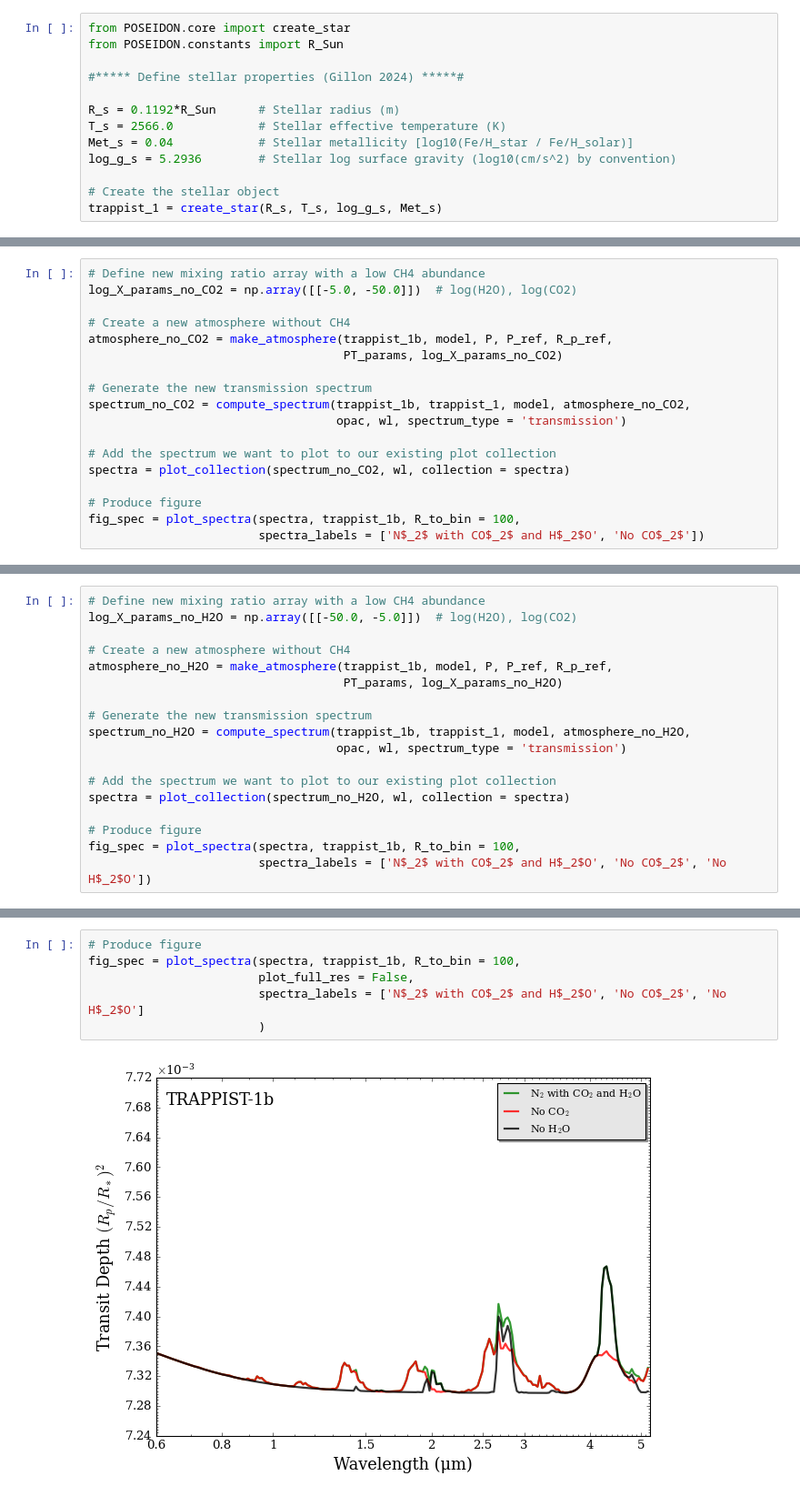
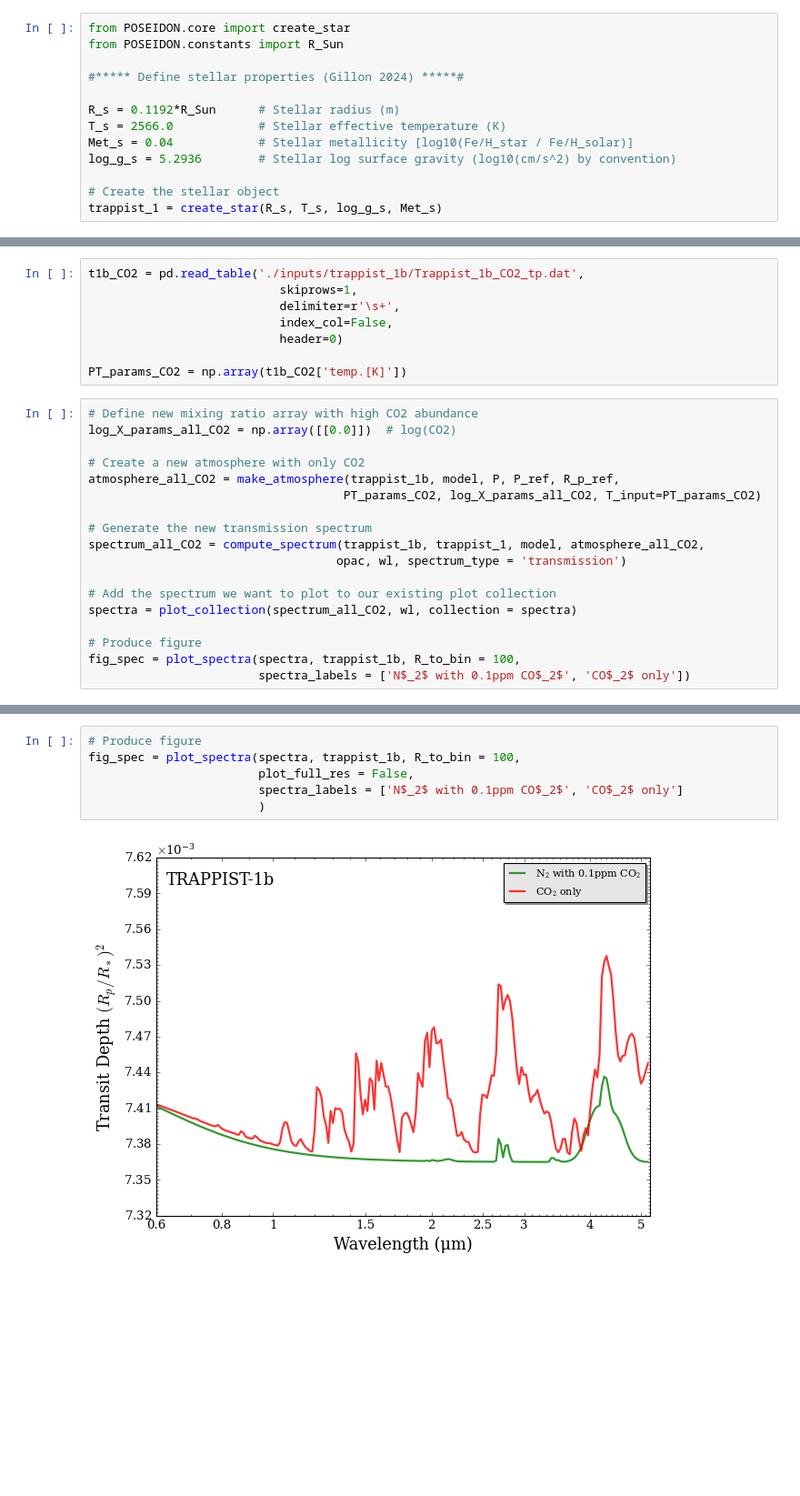
Before and after one commit to milliebutspace/POSEIDON, a Jupyter notebook: trappist_1b_tests.ipynb, the cells around one changed output, grey strips where cells are left out. Shown at 91% size. Saved outputs shown, nothing was run; the diff lists cells and outputs as text; blank space fills up the shorter version.

```diff
--- a/trappist_1b_tests.ipynb
+++ b/trappist_1b_tests.ipynb
@@ -151,19 +187,27 @@ fig = plot_spectra(spectra, trappist_1b, R_to_bin = 100, plt_label = 'TRAPPIST-1
+# %%
+t1b_CO2 = pd.read_table('./inputs/trappist_1b/Trappist_1b_CO2_tp.dat',
+                           skiprows=1,
+                           delimiter=r'\s+',
+                           index_col=False,
+                           header=0)
+
+PT_params_CO2 = np.array(t1b_CO2['temp.[K]'])
 # %%
-# Define new mixing ratio array with a low CH4 abundance
-log_X_params_no_CO2 = np.array([[-5.0, -50.0]])  # log(H2O), log(CO2)
+# Define new mixing ratio array with high CO2 abundance
+log_X_params_all_CO2 = np.array([[0.0]])  # log(CO2)
 
-# Create a new atmosphere without CH4
-atmosphere_no_CO2 = make_atmosphere(trappist_1b, model, P, P_ref, R_p_ref,
-                                    PT_params, log_X_params_no_CO2)
+# Create a new atmosphere with only CO2
+atmosphere_all_CO2 = make_atmosphere(trappist_1b, model, P, P_ref, R_p_ref,
+                                    PT_params_CO2, log_X_params_all_CO2, T_input=PT_params_CO2)
 
 # Generate the new transmission spectrum
-spectrum_no_CO2 = compute_spectrum(trappist_1b, trappist_1, model, atmosphere_no_CO2,
+spectrum_all_CO2 = compute_spectrum(trappist_1b, trappist_1, model, atmosphere_all_CO2,
                                    opac, wl, spectrum_type = 'transmission')
 
 # Add the spectrum we want to plot to our existing plot collection
-spectra = plot_collection(spectrum_no_CO2, wl, collection = spectra)
+spectra = plot_collection(spectrum_all_CO2, wl, collection = spectra)
 
 # Produce figure
 fig_spec = plot_spectra(spectra, trappist_1b, R_to_bin = 100,
-                        spectra_labels = ['N$_2$ with CO$_2$ and H$_2$O', 'No CO$_2$'])
+                        spectra_labels = ['N$_2$ with 0.1ppm CO$_2$', 'CO$_2$ only'])
 # %% [output]
@@ -171,18 +214,0 @@ fig_spec = plot_spectra(spectra, trappist_1b, R_to_bin = 100,
-# %%
-# Define new mixing ratio array with a low CH4 abundance
-log_X_params_no_H2O = np.array([[-50.0, -5.0]])  # log(H2O), log(CO2)
-
-# Create a new atmosphere without CH4
-atmosphere_no_H2O = make_atmosphere(trappist_1b, model, P, P_ref, R_p_ref,
-                                    PT_params, log_X_params_no_H2O)
-
-# Generate the new transmission spectrum
-spectrum_no_H2O = compute_spectrum(trappist_1b, trappist_1, model, atmosphere_no_H2O,
-                                   opac, wl, spectrum_type = 'transmission')
-
-# Add the spectrum we want to plot to our existing plot collection
-spectra = plot_collection(spectrum_no_H2O, wl, collection = spectra)
-
-# Produce figure
-fig_spec = plot_spectra(spectra, trappist_1b, R_to_bin = 100,
-                        spectra_labels = ['N$_2$ with CO$_2$ and H$_2$O', 'No CO$_2$', 'No H$_2$O'])
@@ -191,9 +215,9 @@ fig_spec = plot_spectra(spectra, trappist_1b, R_to_bin = 100,
 # %%
 # Produce figure
 fig_spec = plot_spectra(spectra, trappist_1b, R_to_bin = 100,
                         plot_full_res = False,
-                        spectra_labels = ['N$_2$ with CO$_2$ and H$_2$O', 'No CO$_2$', 'No H$_2$O']
+                        spectra_labels = ['N$_2$ with 0.1ppm CO$_2$', 'CO$_2$ only']
                         )
 # %% [output]
-[figure, old version]
+[figure, new version]
 # %% [markdown]
```
Also changed, not shown: parts of 45 cells of this notebook, 16 other files.
